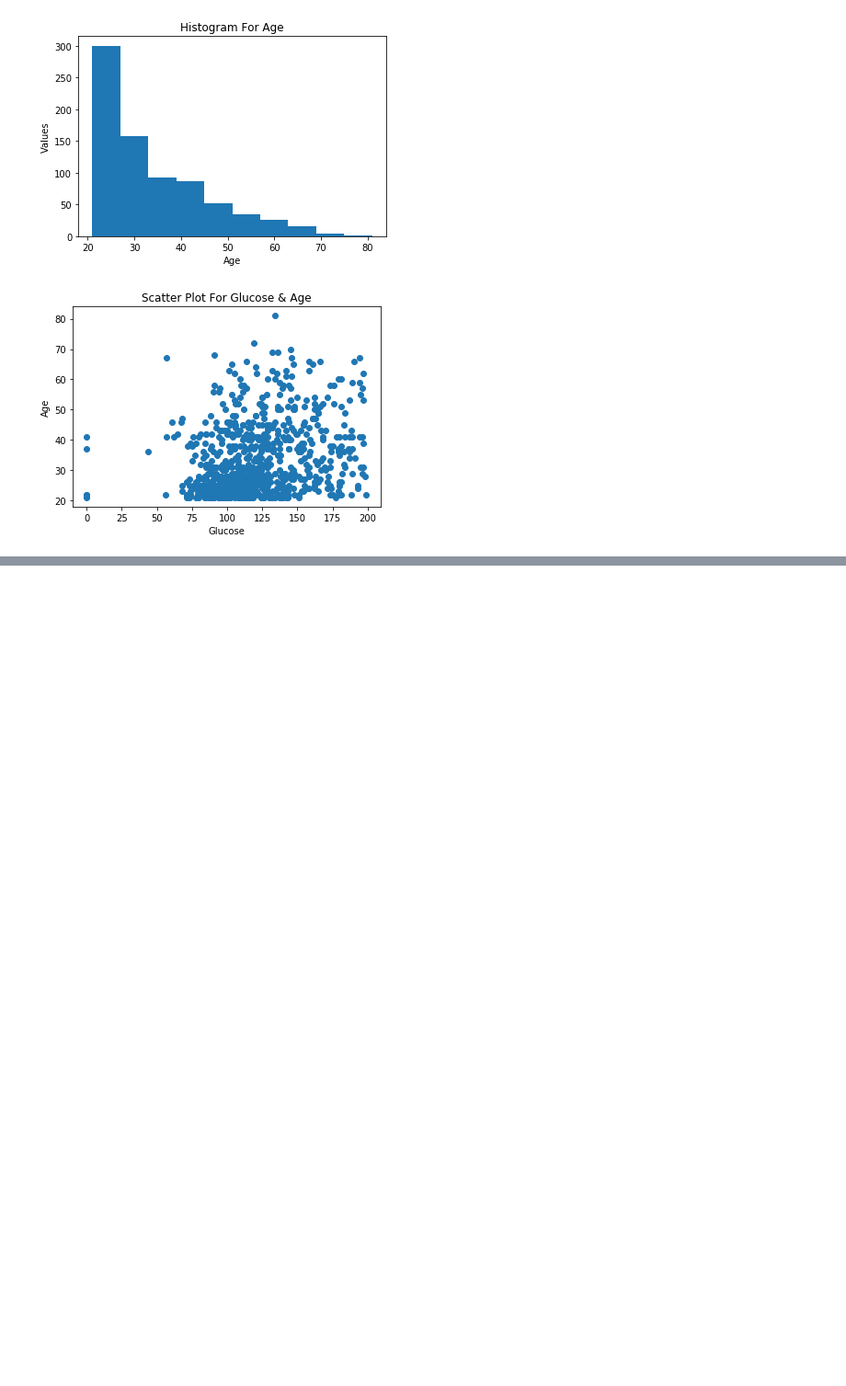
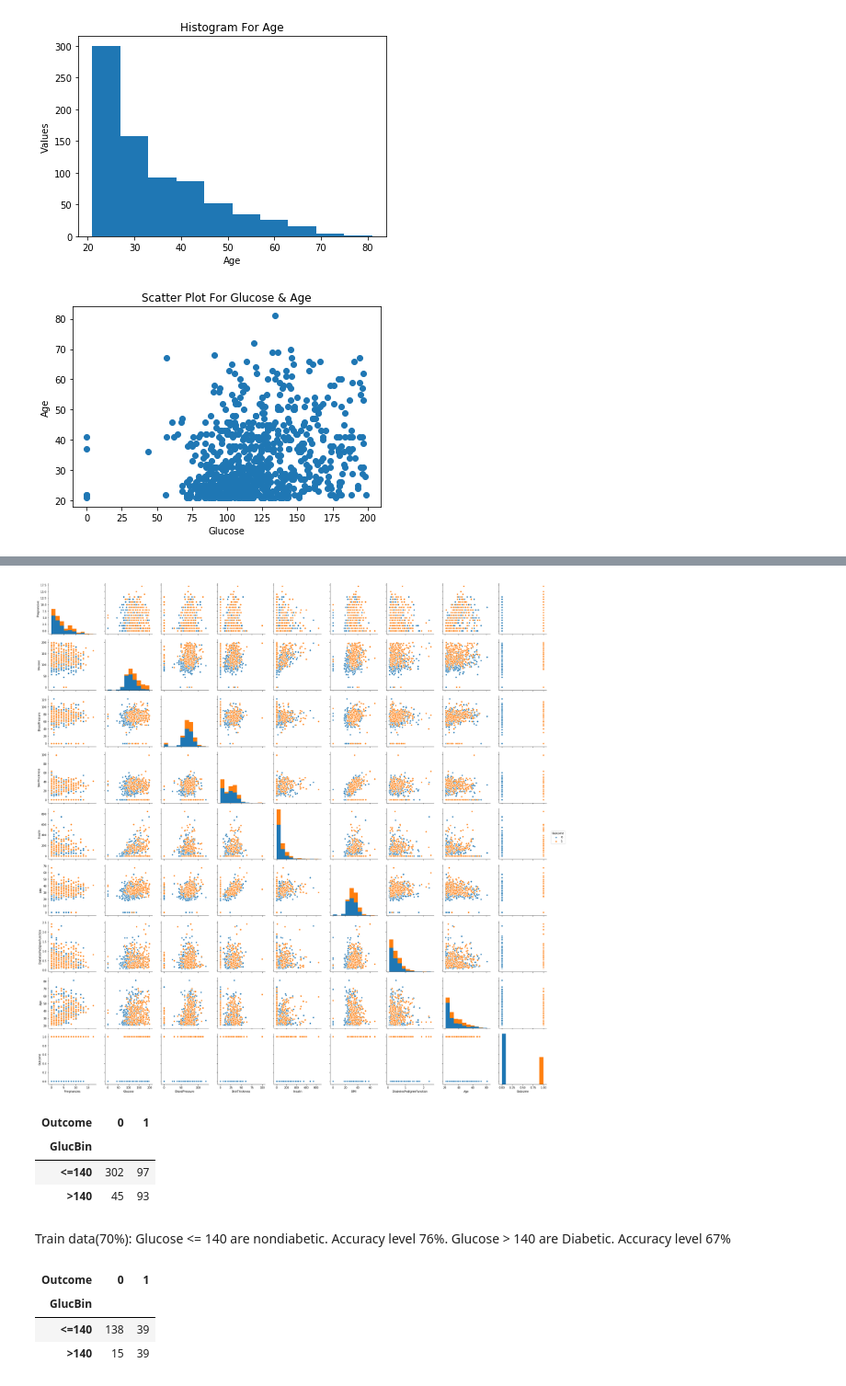
Before and after one commit to anshumandash/MyAnalyticsWorld, a Jupyter notebook: Diabetes Analysis.ipynb, the cells around one changed output, grey strips where cells are left out. Shown at 92% size. Cells and saved outputs as stored; diff of their text form; code cells hidden in the pictures; blank space fills up the shorter version.

```diff
--- a/Diabetes Analysis.ipynb
+++ b/Diabetes Analysis.ipynb
@@ -152,0 +257,21 @@ plt.show()
+# %%
+sns.pairplot(df, hue="Outcome", size=3)
+plt.show()
+# %% [output]
+[figure, added]
+# %%
+pd.pivot_table(train, values="Glucose", index=["GlucBin"], columns="Outcome", aggfunc = "count",fill_value=0)
+# %% [output]
+| Outcome | 0 | 1 |
+| GlucBin |  |  |
+| <=140 | 302 | 97 |
+| >140 | 45 | 93 |
+# %% [markdown]
+Train data(70%): Glucose <= 140 are nondiabetic. Accuracy level 76%. Glucose > 140 are Diabetic. Accuracy level 67%
+# %%
+pd.pivot_table(test, values="Glucose", index=["GlucBin"], columns="Outcome", aggfunc = "count",fill_value=0)
+# %% [output]
+| Outcome | 0 | 1 |
+| GlucBin |  |  |
+| <=140 | 138 | 39 |
+| >140 | 15 | 39 |
```
Also changed, not shown: parts of 14 cells of this notebook.
